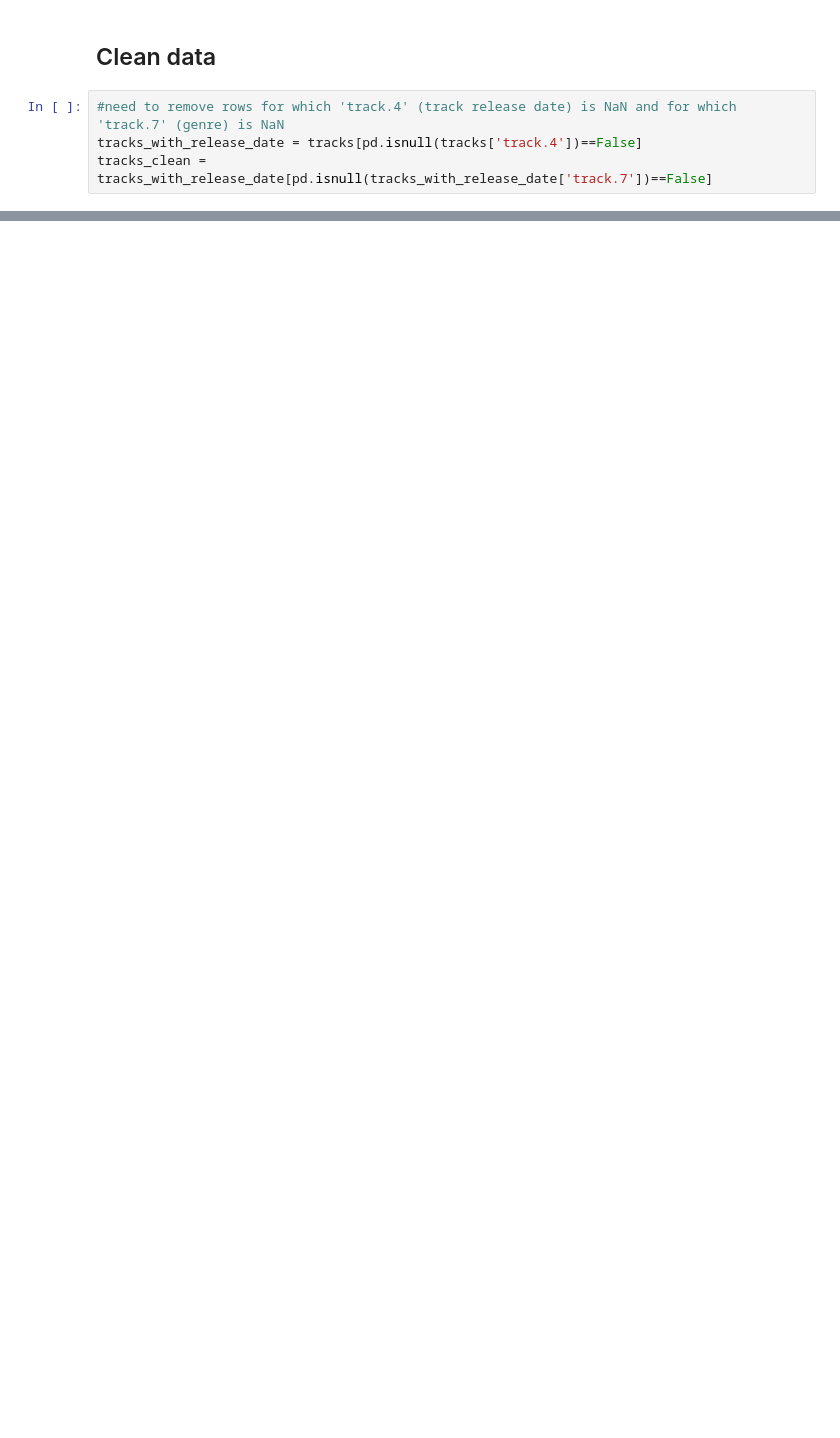
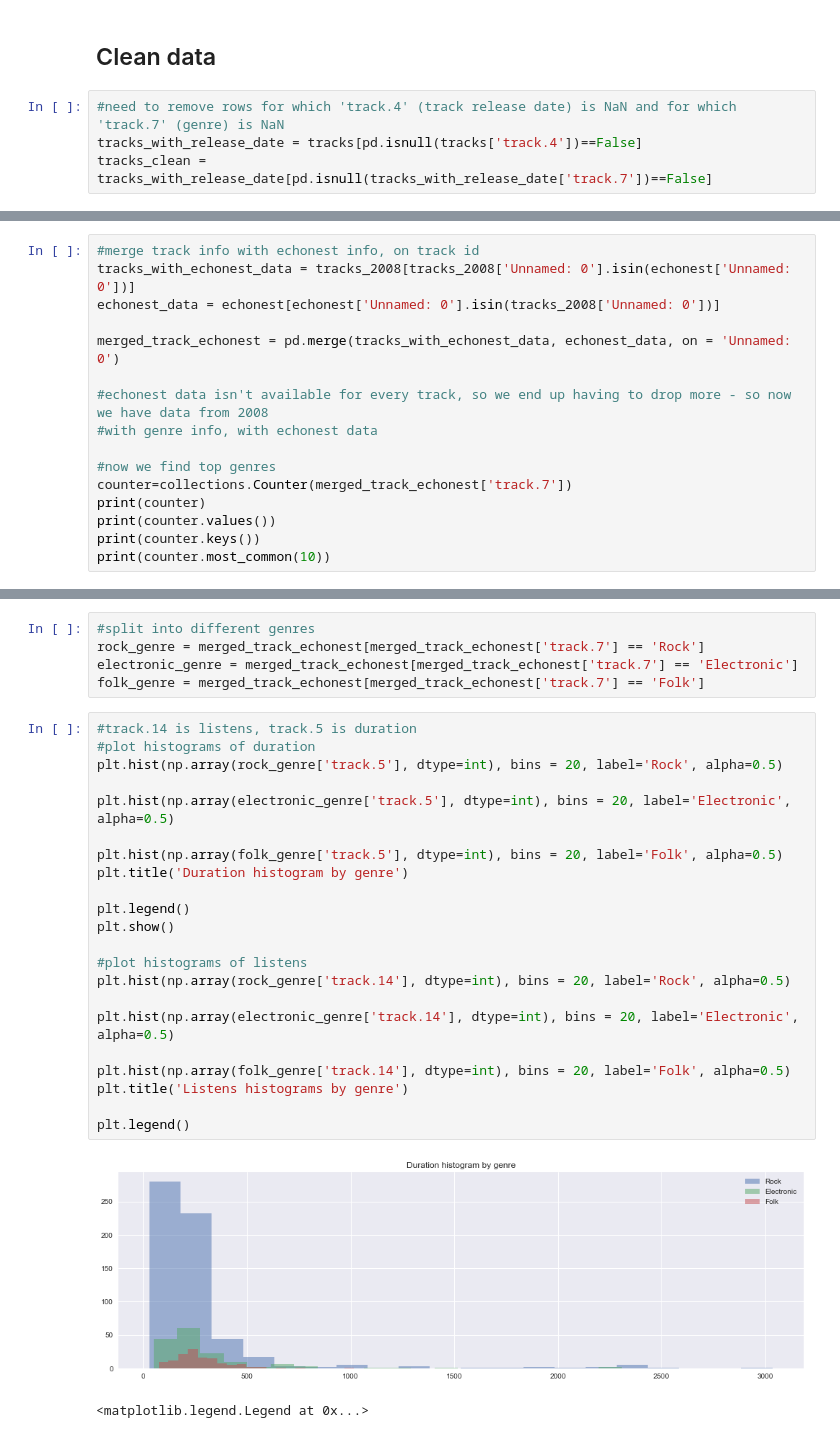
Before and after one commit to Columbia-Intro-Data-Science/python-introduction-kathyyli, a Jupyter notebook: DS project.ipynb, the cells around one changed output, grey strips where cells are left out. Saved outputs shown, nothing was run; the diff lists cells and outputs as text; blank space fills up the shorter version.

```diff
--- a/DS project.ipynb
+++ b/DS project.ipynb
@@ -133,0 +198,16 @@ tracks_clean
+# %%
+#merge track info with echonest info, on track id
+tracks_with_echonest_data = tracks_2008[tracks_2008['Unnamed: 0'].isin(echonest['Unnamed: 0'])]
+echonest_data = echonest[echonest['Unnamed: 0'].isin(tracks_2008['Unnamed: 0'])]
+
+merged_track_echonest = pd.merge(tracks_with_echonest_data, echonest_data, on = 'Unnamed: 0')
+
+#echonest data isn't available for every track, so we end up having to drop more - so now we have data from 2008
+#with genre info, with echonest data
+
+#now we find top genres
+counter=collections.Counter(merged_track_echonest['track.7'])
+print(counter)
+print(counter.values())
+print(counter.keys())
+print(counter.most_common(10))
@@ -133,0 +219,30 @@ tracks_clean
+# %%
+#split into different genres
+rock_genre = merged_track_echonest[merged_track_echonest['track.7'] == 'Rock']
+electronic_genre = merged_track_echonest[merged_track_echonest['track.7'] == 'Electronic']
+folk_genre = merged_track_echonest[merged_track_echonest['track.7'] == 'Folk']
+# %%
+#track.14 is listens, track.5 is duration
+#plot histograms of duration
+plt.hist(np.array(rock_genre['track.5'], dtype=int), bins = 20, label='Rock', alpha=0.5)
+
+plt.hist(np.array(electronic_genre['track.5'], dtype=int), bins = 20, label='Electronic', alpha=0.5)
+
+plt.hist(np.array(folk_genre['track.5'], dtype=int), bins = 20, label='Folk', alpha=0.5)
+plt.title('Duration histogram by genre')
+
+plt.legend()
+plt.show()
+
+#plot histograms of listens
+plt.hist(np.array(rock_genre['track.14'], dtype=int), bins = 20, label='Rock', alpha=0.5)
+
+plt.hist(np.array(electronic_genre['track.14'], dtype=int), bins = 20, label='Electronic', alpha=0.5)
+
+plt.hist(np.array(folk_genre['track.14'], dtype=int), bins = 20, label='Folk', alpha=0.5)
+plt.title('Listens histograms by genre')
+
+plt.legend()
+# %% [output]
+[figure, added]
+<matplotlib.legend.Legend at 0x...>
```
Also changed, not shown: parts of 15 cells of this notebook.
